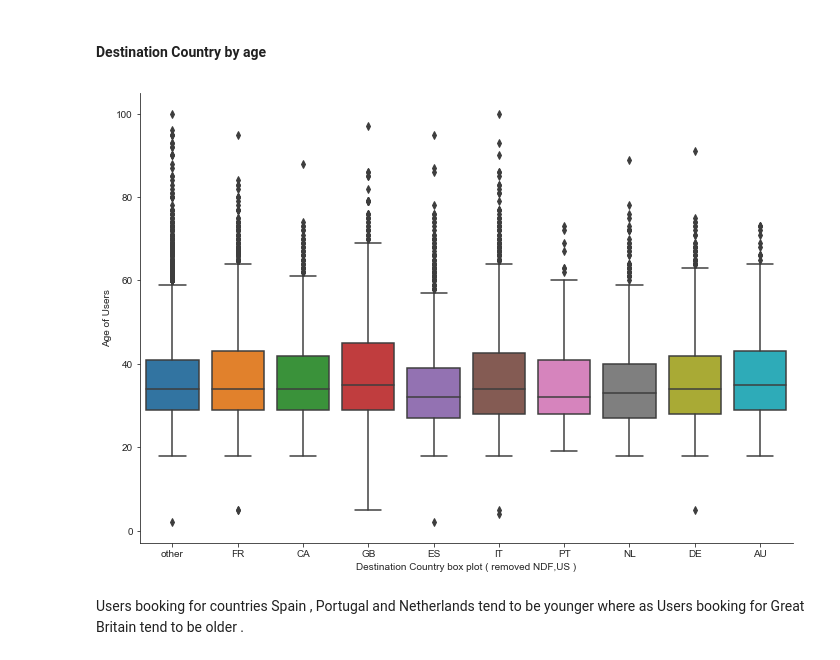
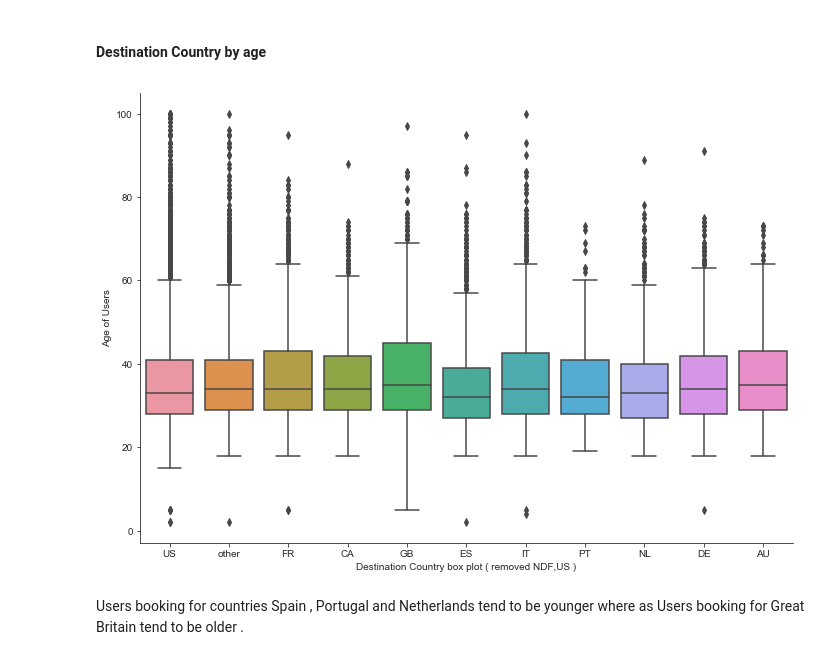
Before and after one commit to sabnisshreyas91/Airbnb-Booking-Prediction, a Jupyter notebook: notebooks/deliver/Cleansing_EDA.ipynb, the cells around one changed output. Cells and saved outputs as stored; diff of their text form; code cells hidden in the pictures.

```diff
--- a/notebooks/deliver/Cleansing_EDA.ipynb
+++ b/notebooks/deliver/Cleansing_EDA.ipynb
@@ -237,14 +237,14 @@ Basic signups and facebook are dominant across countries
 # %%
 sns.set_style('ticks')
 fig, ax = plt.subplots()
 fig.set_size_inches(11.7, 8.27)
-data_without_NDF = train[train['country_destination']!='US']
-data_without_NDF1= data_without_NDF[data_without_NDF['country_destination']!='NDF']
+#data_without_NDF = train[train['country_destination']!='US']
+data_without_NDF1= train[train['country_destination']!='NDF']
 sns.boxplot(y='age' , x='country_destination',data=data_without_NDF1)
 plt.xlabel('Destination Country box plot ( removed NDF,US )')
 plt.ylabel('Age of Users')
 sns.despine()
 # %% [output]
-[figure, old version]
+[figure, new version]
 # %% [markdown]
 Users booking for countries Spain , Portugal and Netherlands tend to be younger     where as Users booking for Great Britain tend to be older .
```
Also changed, not shown: parts of 1 cell of this notebook, 1 other file.
